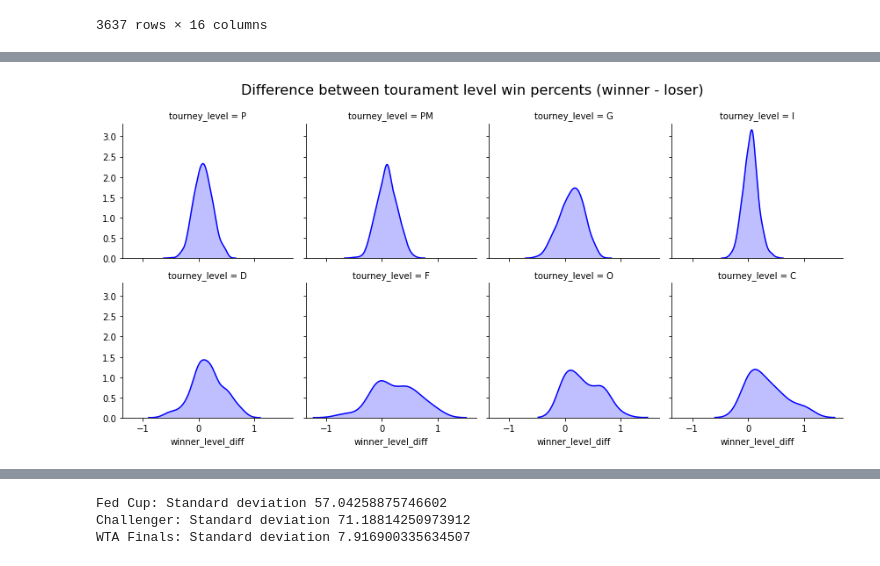
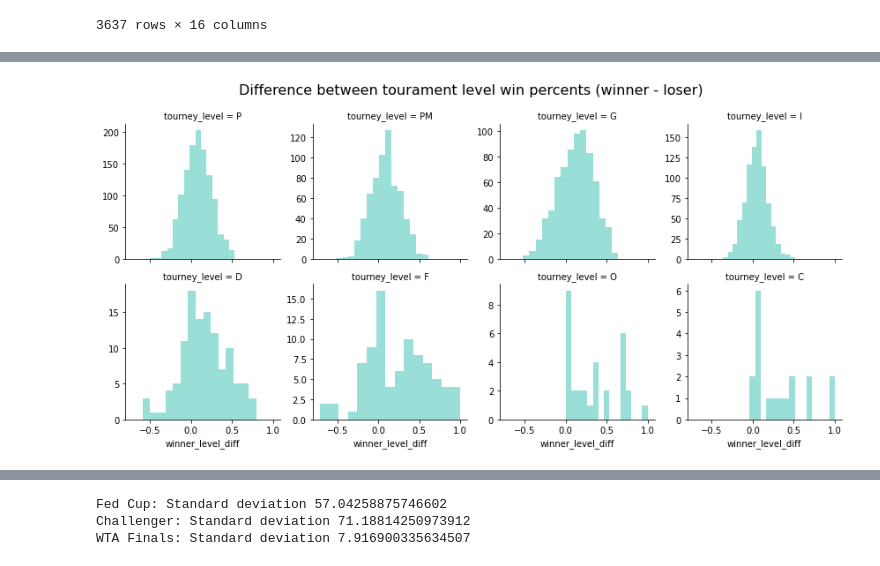
Before and after one commit to nickdevin/Tennis_Predicting, a Jupyter notebook: capstone_final.ipynb, the cells around one changed output, grey strips where cells are left out. Drawn from its saved outputs; the diff is of its cells as text; code cells hidden in the pictures.

```diff
--- a/capstone_final.ipynb
+++ b/capstone_final.ipynb
@@ -1519,12 +1500,12 @@ pred_rows['winner_form_diff'] = ((pred_rows['player_1_recent_form']
 # %%
 # What explains the increase in predictive accuracy for C, O, F, D for matches won by lower-ranked players?
 
 # For these four tournament levels, the distributions are right-skewed, while the other tournaments are
 # more symmetrical. Tournament level win % is a more effective predictor for these levels
-grid = sns.FacetGrid(data = pred_rows, col = 'tourney_level', col_wrap = 4)
-grid.map(sns.kdeplot, 'winner_level_diff', shade = True, color = 'blue')
+grid = sns.FacetGrid(data = pred_rows, col = 'tourney_level', col_wrap = 4, sharey = False)
+grid.map(sns.distplot, 'winner_level_diff', color = '#00AD9B', kde = False, bins = 15)
 
 grid.fig.suptitle('Difference between tourament level win percents (winner - loser)', size = 16)
 grid.fig.subplots_adjust(top=.875)
 # %% [output]
-[figure, old version]
+[figure, new version]
```
Also changed, not shown: parts of 38 cells of this notebook.
